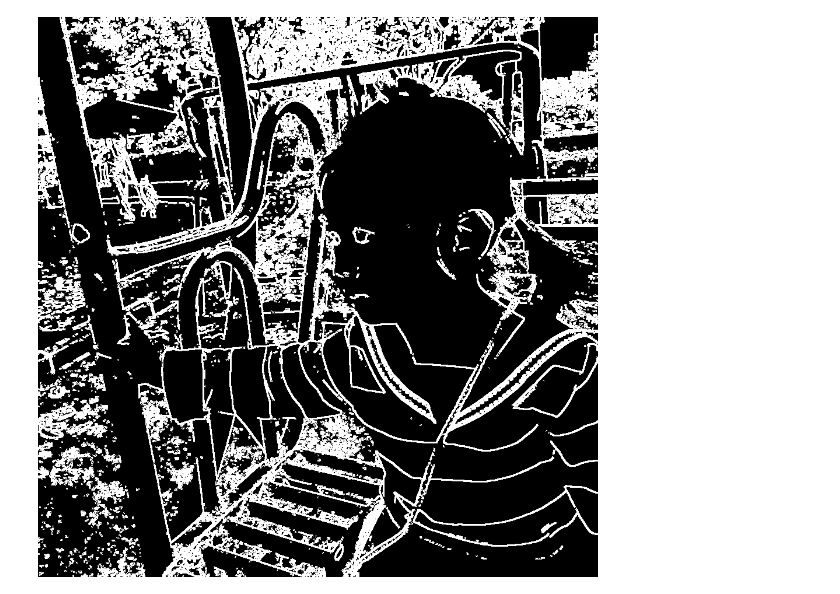
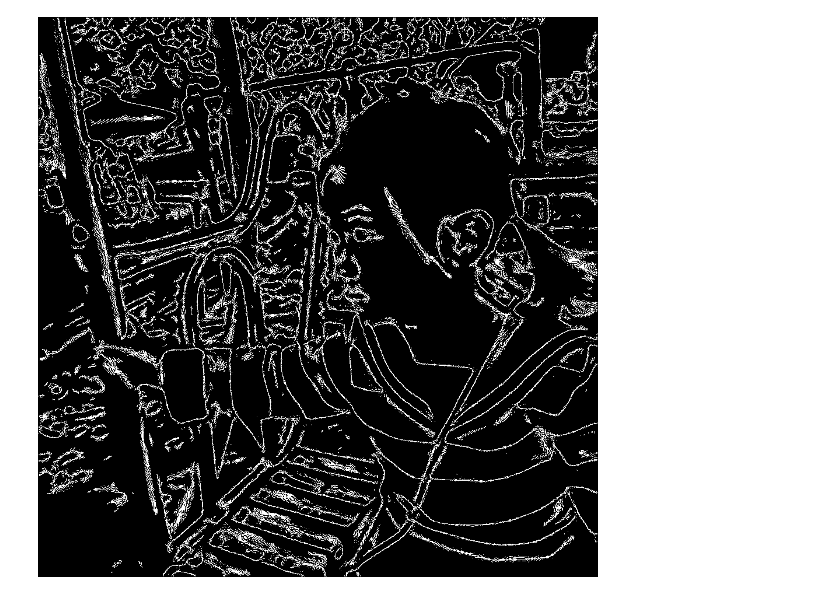
Before and after one commit to coherent17/Digital-Image-Processing, a Jupyter notebook: Project5/DIP.ipynb, the cells around one changed output. Saved outputs shown, nothing was run; the diff lists cells and outputs as text; code cells hidden in the pictures.

```diff
--- a/Project5/DIP.ipynb
+++ b/Project5/DIP.ipynb
@@ -12,8 +12,9 @@ def save_picture(filename, source):
 # %%
 #readfile and perform gaussian blur
 img = cv.imread('Kid at playground.tif', cv.IMREAD_GRAYSCALE)
-blur = cv.GaussianBlur(img, (7, 7), min(img.shape[0], img.shape[1] * 0.005))
+blur = cv.GaussianBlur(img, (29, 29), min(img.shape[0], img.shape[1] * 0.005))
 cv2_imshow(img)
 cv2_imshow(blur)
+print(img.shape[1] * 0.005)
 # %% [output]
 [figure]
@@ -21,7 +23,7 @@ cv2_imshow(blur)
 # %%
 #Sobel gradient
-gx = cv.Sobel(np.float32(img), cv.CV_32F, 1, 0, 3)
-gy = cv.Sobel(np.float32(img), cv.CV_32F, 0, 1, 3)
+gx = cv.Sobel(np.float32(blur), cv.CV_32F, 1, 0, 3)
+gy = cv.Sobel(np.float32(blur), cv.CV_32F, 0, 1, 3)
 
 G = cv.addWeighted(np.abs(gx), 0.5, np.abs(gy),0.5,0)
 G = G / G.max() * 255
@@ -100,33 +102,34 @@ save_picture('gNH.png', gNH)
 # %%
 #perform hysterisis thresholding
 
 size = gN.shape
 e = np.zeros(size)
 
 for i in range(1, size[0] - 1):
     for j in range(1, size[1] - 1):
         if gNH[i,j] != 0:
             e[i,j] = 1
 
-            if gN[i-1, j-1] == gNL[i-1, j-1]:
+            if gNL[i-1, j-1]:
                 e[i-1,j-1] = 1
-            if gN[i-1, j] == gNL[i-1, j]:
+            if gNL[i-1, j]:
                 e[i-1,j] = 1
-            if gN[i-1, j+1] == gNL[i-1, j+1]:
+            if gNL[i-1, j+1]:
                 e[i-1,j+1] = 1
-            if gN[i, j-1] == gNL[i, j-1]:
+            if gNL[i, j-1]:
                 e[i,j-1] = 1
-            if gN[i, j+1] == gNL[i, j+1]:
+            if gNL[i, j+1]:
                 e[i,j+1] = 1
-            if gN[i+1, j-1] == gNL[i+1, j-1]:
+            if gNL[i+1, j-1]:
                 e[i+1,j-1] = 1
-            if gN[i+1, j] == gNL[i+1, j]:
+            if gNL[i+1, j]:
                 e[i+1,j] = 1
-            if gN[i+1, j+1] == gNL[i+1, j+1]:
+            if gNL[i+1, j+1]:
                 e[i+1,j+1] = 1
+
 
 e = np.multiply(e, 255.0 / e.max())
 cv2_imshow(e)
 save_picture('e.png', e)
 # %% [output]
-[figure, old version]
+[figure, new version]
```
Also changed, not shown: parts of 4 cells of this notebook, 1 other file.
